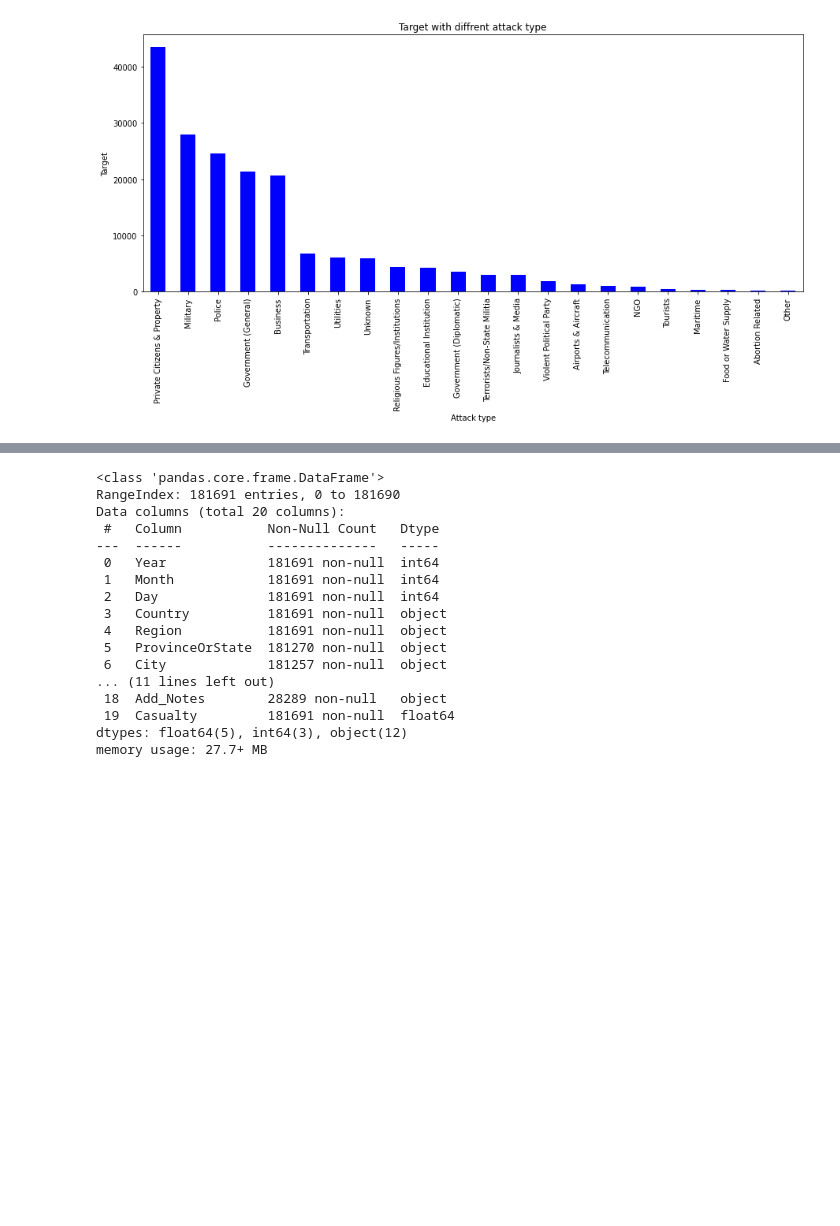
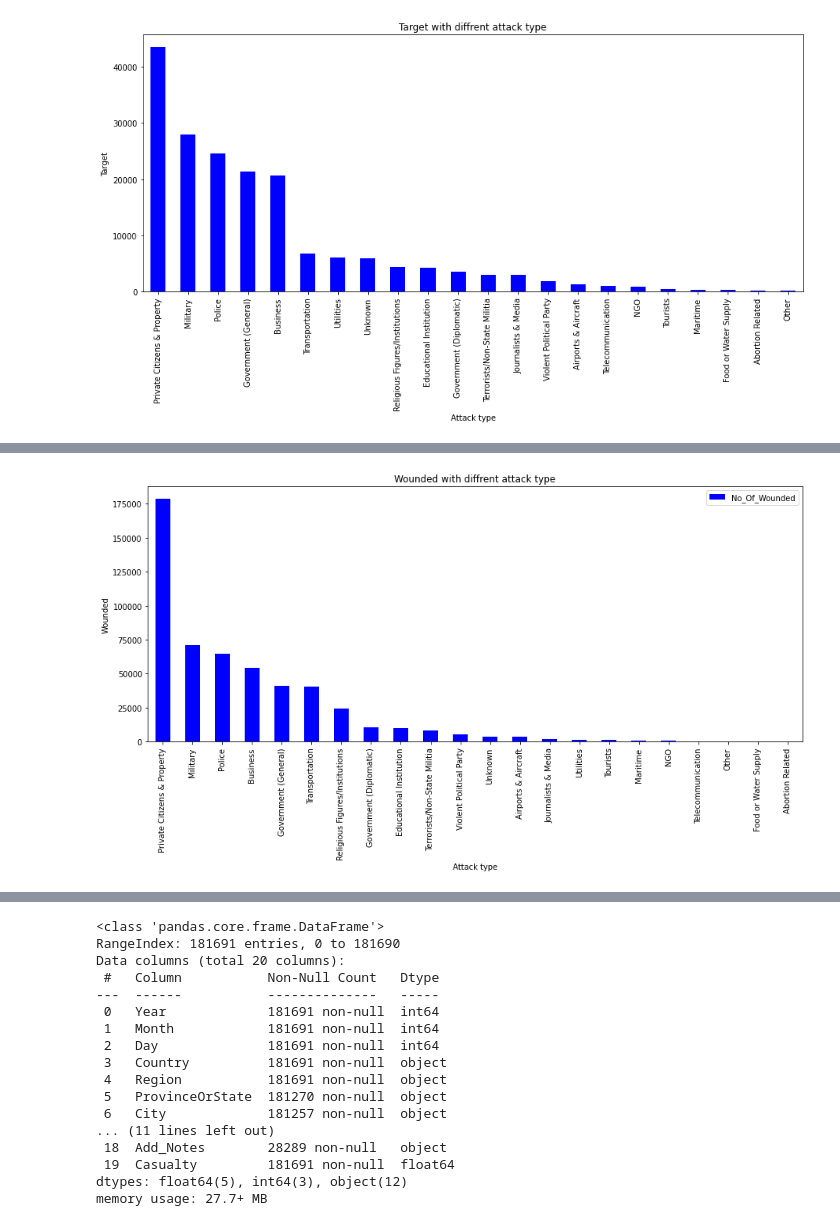
Before and after one commit to Pawan-kumar-Singh/Global-Terrorism, a Jupyter notebook: Global_Terrorism_Analysis_Capstone_Project.ipynb, the cells around one changed output, grey strips where cells are left out. Drawn from its saved outputs; the diff is of its cells as text; code cells hidden in the pictures; blank space fills up the shorter version.

```diff
--- a/Global_Terrorism_Analysis_Capstone_Project.ipynb
+++ b/Global_Terrorism_Analysis_Capstone_Project.ipynb
@@ -764,0 +825,4 @@ plt.show()
+# %%
+#Target type with wounded
+wounded_Attack_Type = df[["Target_Type","No_Of_Wounded"]].groupby("Target_Type").sum().sort_values(by="No_Of_Wounded", ascending=False)
+wounded_Attack_Type
@@ -764,0 +848,8 @@ plt.show()
+# %%
+wounded_Attack_Type.plot(kind="bar", color="blue",figsize=(15,6))
+plt.title("Wounded with diffrent attack type")
+plt.xlabel("Attack type")
+plt.ylabel("Wounded")
+plt.show()
+# %% [output]
+[figure, added]
```
Also changed, not shown: parts of 29 cells of this notebook.
